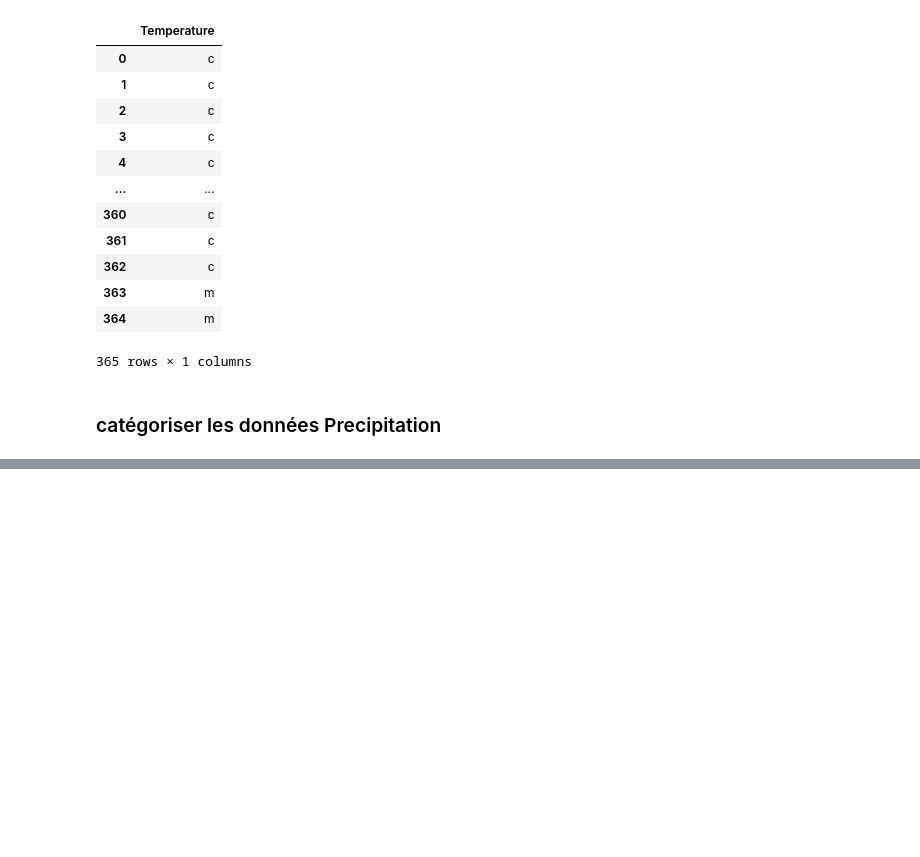
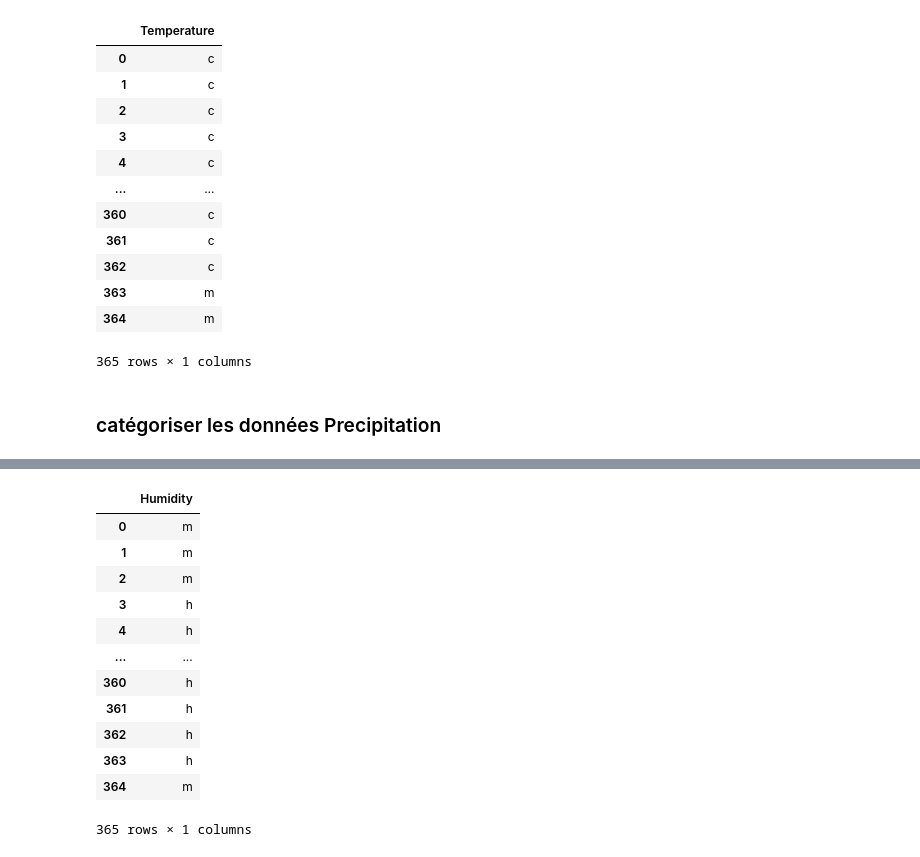
Before and after one commit to forloulhoucine/TER_Analyse-de-donnees-issues-dun-reseau-urbain, a Jupyter notebook: TER.ipynb, the cells around one changed output, grey strips where cells are left out. Saved outputs shown, nothing was run; the diff lists cells and outputs as text; code cells hidden in the pictures; blank space fills up the shorter version.

```diff
--- a/TER.ipynb
+++ b/TER.ipynb
@@ -857,3 +816,21 @@ PP
+# %%
+HH=pd.cut(W["Humidity"], bins=[50,74,83,100], include_lowest=True, labels=['l','m','h'])
+HH=HH.to_frame(name="Humidity")
+HH
+# %% [output]
+|  | Humidity |
+| 0 | m |
+| 1 | m |
+| 2 | m |
+| 3 | h |
+| 4 | h |
+| ... | ... |
+| 360 | h |
+| 361 | h |
+| 362 | h |
+| 363 | h |
+| 364 | m |
+365 rows × 1 columns
 # %%
 DCC=DCC.assign(T=TT['Temperature'])
 DCC
```
Also changed, not shown: parts of 5 cells of this notebook.
